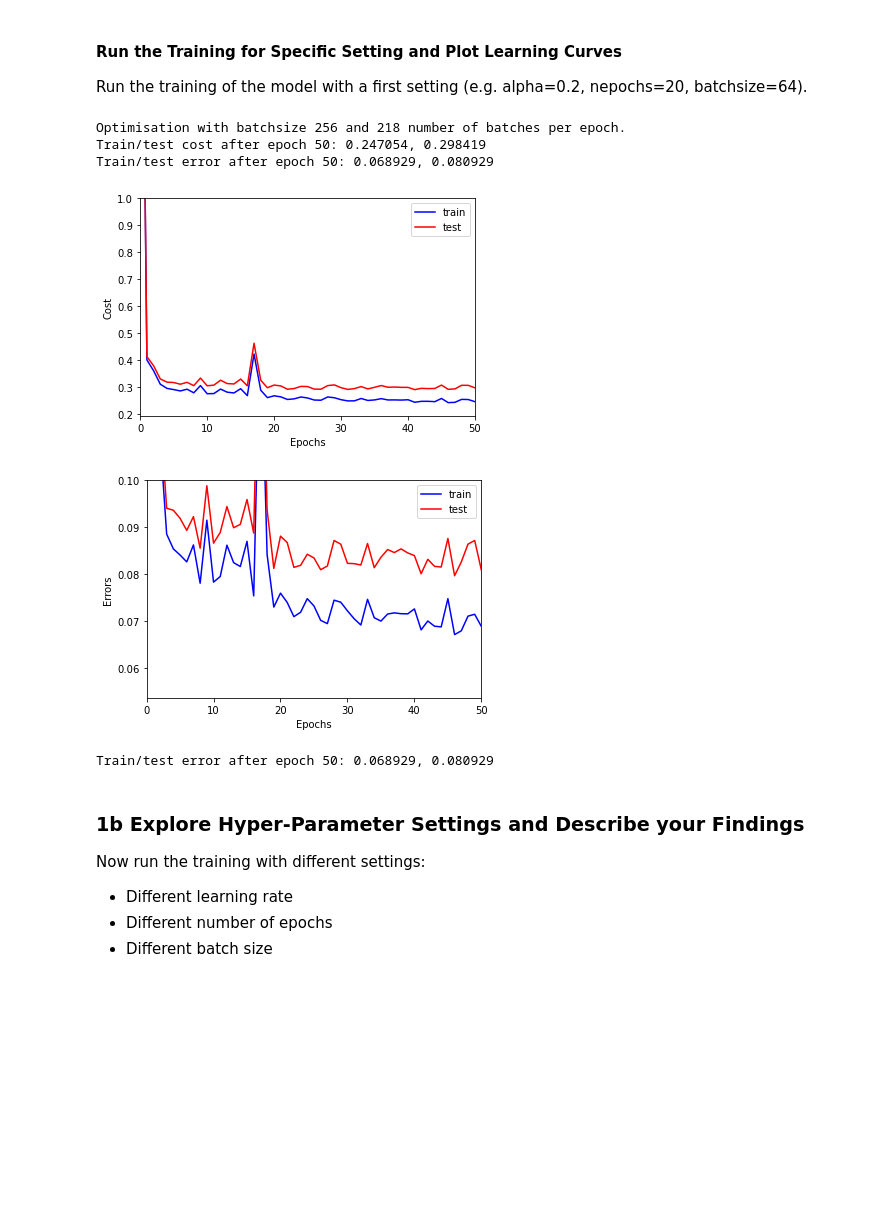
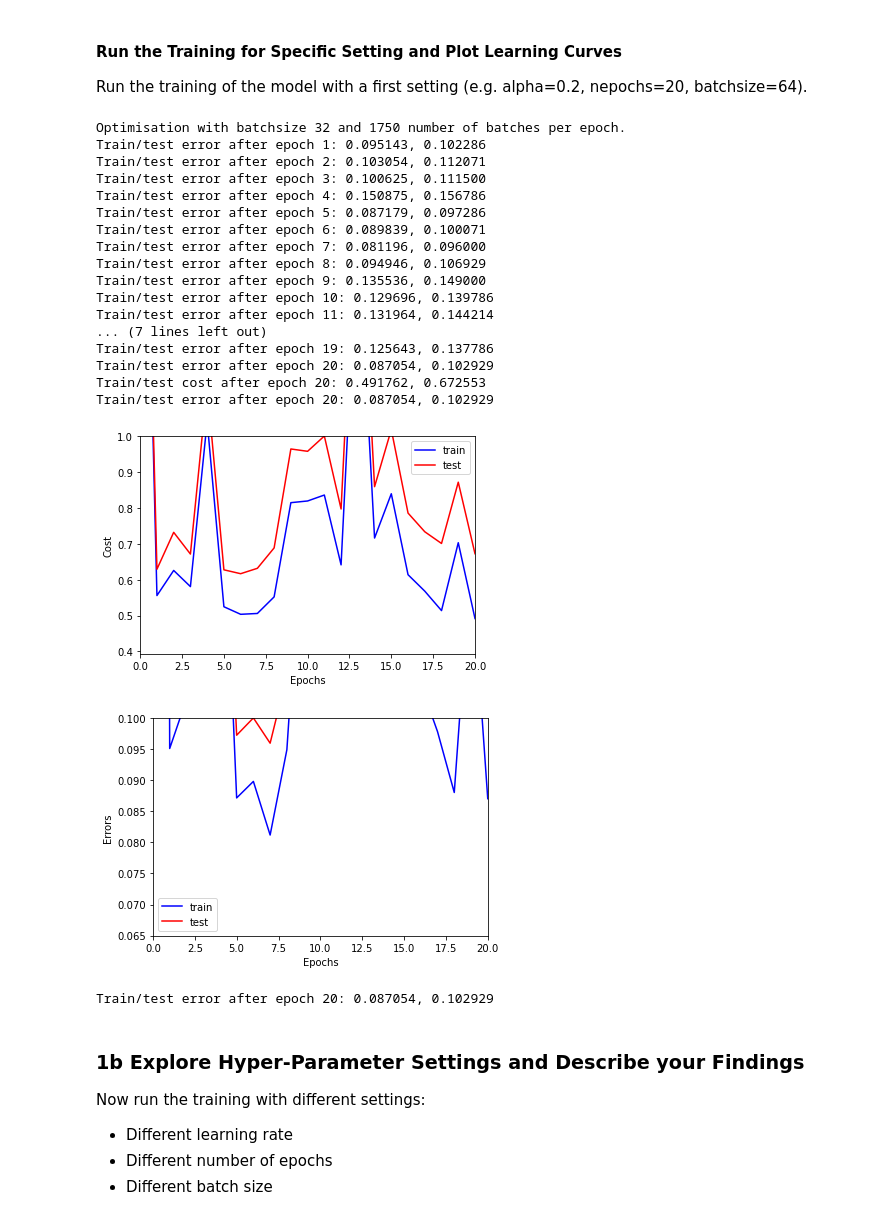
Before and after one commit to FabianGroeger96/mse-deep-learning, a Jupyter notebook: SW03/MNIST_classifier_softmax_stud.ipynb, the cells around one changed output. Saved outputs shown, nothing was run; the diff lists cells and outputs as text; code cells hidden in the pictures; blank space fills up the shorter version.

```diff
--- a/SW03/MNIST_classifier_softmax_stud.ipynb
+++ b/SW03/MNIST_classifier_softmax_stud.ipynb
@@ -238,8 +236,13 @@ def cost(Ypred, Y):
     ### START YOUR CODE ###
 
 
+    m = Ypred.shape[1]
+    py = Ypred[Y,np.arange(m)]
+    J = -np.sum(np.log(py))/m
 
+    #J = -(Y*np.log(Ypred)+(1-Y)*np.log(1-Ypred)).mean()
 
+    return J
 
 
 
@@ -310,13 +310,17 @@ def gradient(X, Y, A):
     """
     ### START YOUR CODE ###
 
+    m = X.shape[1]  # number of samples
+    nx = X.shape[0]
+    ny = A.shape[0]
 
+    delta = onehot(Y,ny) - A
 
+    dW = -np.dot(delta,X.T)/m  # shape (ny,nx)
+    db = -np.sum(delta, axis=1).reshape(ny,1)/m
 
-
-
-
-
+    gradJ = {"dW": dW, "db": db}
+    return gradJ
 
     ### END YOUR CODE ###
 # %% [markdown]
@@ -616,11 +620,20 @@ def optimize(W, b, x_train, y_train, x_test, y_test, nepochs, alpha, batchsize=3
 
         ### START YOUR CODE ###
 
+        for ib in range(batches.number_of_batches()):
+            xbatch, ybatch = batches.next()
+            ypred_batch = predict(W,b,xbatch)
+            gradJ = gradient(xbatch, ybatch, ypred_batch)
+            dW = gradJ["dW"]
+            db = gradJ["db"]
+            W = W - alpha*dW
+            b = b - alpha*db
 
-
-
-
-        metrics.update_iteration(....)
+        ypred_train = predict(W,b,x_train)
+        ypred_test = predict(W,b,x_test)
+        stepsize_w = alpha*np.linalg.norm(dW)
+        stepsize_b = alpha*np.linalg.norm(db)
+        metrics.update_iteration(ypred_train, y_train, ypred_test, y_test, stepsize_w, stepsize_b)
 
         ### END YOUR CODE ###
 
@@ -658,7 +671,8 @@ def initialize_params(nx, ny):
     """
     ### START YOUR CODE ###
 
-
+    w = np.random.randn(ny,nx) / (2*np.sqrt(nx))
+    b = np.zeros((ny,1), dtype=float)
 
 
     ### END YOUR CODE ###
@@ -683,25 +697,39 @@ Run the training of the model with a first setting (e.g. alpha=0.2, nepochs=20,
 # %%
 W,b = initialize_params(28*28, 10)
 
 ### START YOUR CODE ###
 
-
-
-
-
+learning_rate = 0.2
+nepochs = 20
+batchsize = 32
+params, metrics = optimize(W, b, x_train, y_train, x_test, y_test, nepochs=nepochs, alpha = learning_rate, batchsize=batchsize, debug=True)
 
 ### END YOUR CODE ###
 
 metrics.plot_cost_curves(ymin=0.0, ymax=1.0,logy=False)
 metrics.plot_error_curves(ymin=0.0, ymax=0.1,logy=False)
 metrics.print_latest_errors()
 # %% [output]
-Optimisation with batchsize 256 and 218 number of batches per epoch.
-Train/test cost after epoch 50: 0.247054, 0.298419
-Train/test error after epoch 50: 0.068929, 0.080929
+Optimisation with batchsize 32 and 1750 number of batches per epoch.
+Train/test error after epoch 1: 0.095143, 0.102286
+Train/test error after epoch 2: 0.103054, 0.112071
+Train/test error after epoch 3: 0.100625, 0.111500
+Train/test error after epoch 4: 0.150875, 0.156786
+Train/test error after epoch 5: 0.087179, 0.097286
+Train/test error after epoch 6: 0.089839, 0.100071
+Train/test error after epoch 7: 0.081196, 0.096000
+Train/test error after epoch 8: 0.094946, 0.106929
+Train/test error after epoch 9: 0.135536, 0.149000
+Train/test error after epoch 10: 0.129696, 0.139786
+Train/test error after epoch 11: 0.131964, 0.144214
+... (7 lines left out)
+Train/test error after epoch 19: 0.125643, 0.137786
+Train/test error after epoch 20: 0.087054, 0.102929
+Train/test cost after epoch 20: 0.491762, 0.672553
+Train/test error after epoch 20: 0.087054, 0.102929
-[figure, old version]
+[figure, new version]
-[figure, old version]
+[figure, new version]
-Train/test error after epoch 50: 0.068929, 0.080929
+Train/test error after epoch 20: 0.087054, 0.102929
 # %% [markdown]
 ### 1b Explore Hyper-Parameter Settings and Describe your Findings
 
```
Also changed, not shown: parts of 12 cells of this notebook, 1 other file.
